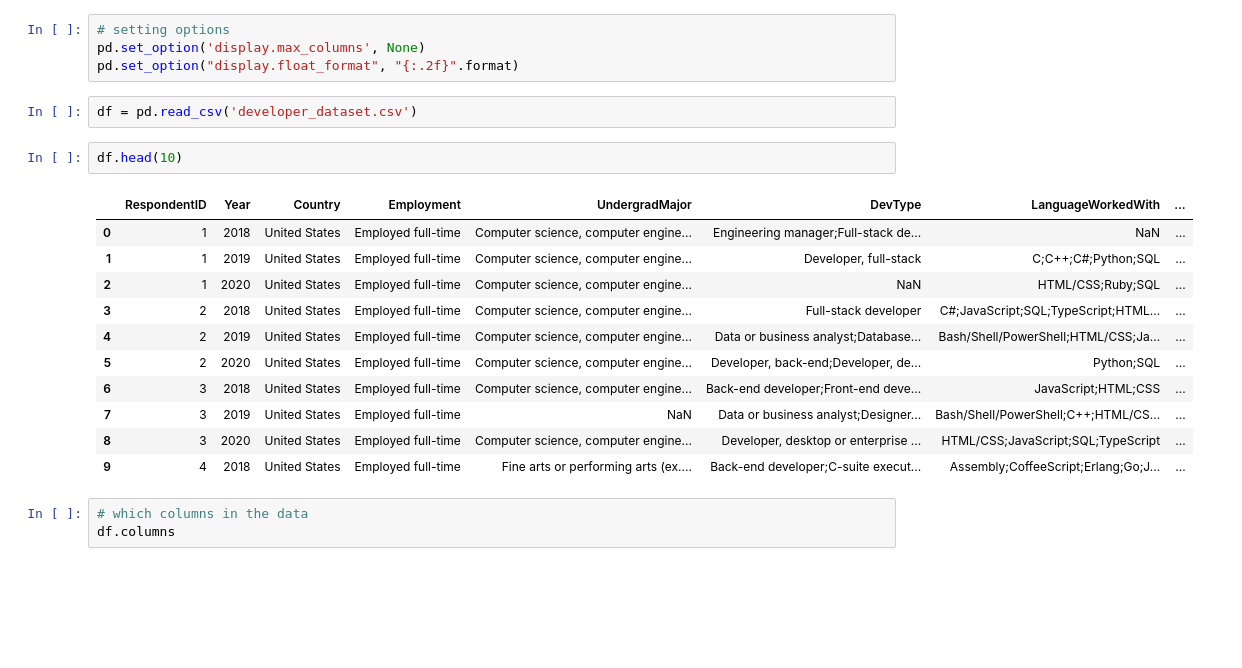
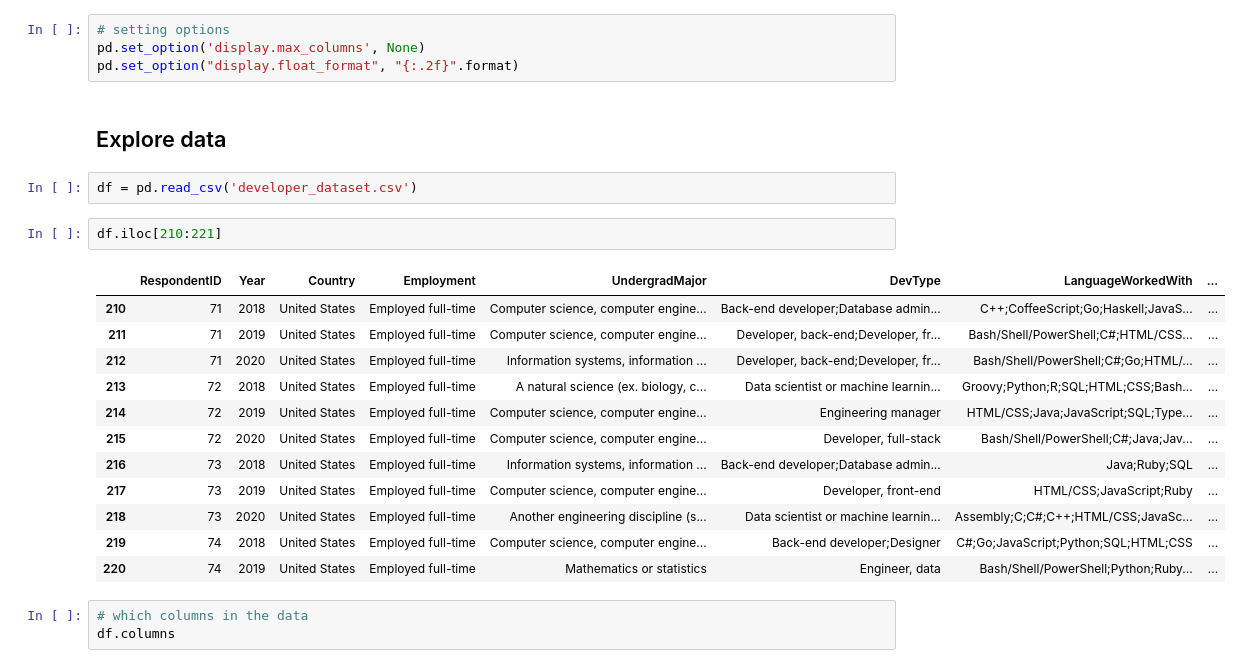
Before and after one commit to 7086600/stack_overflow_analysis_project, a Jupyter notebook: stack_overflow_analysis.ipynb, the cells around one changed output. Cells and saved outputs as stored; diff of their text form; blank space fills up the shorter version.

```diff
--- a/stack_overflow_analysis.ipynb
+++ b/stack_overflow_analysis.ipynb
@@ -9,22 +7,25 @@ import matplotlib.pyplot as plt
 # setting options
 pd.set_option('display.max_columns', None)
 pd.set_option("display.float_format", "{:.2f}".format)
+# %% [markdown]
+## Explore data
 # %%
 df = pd.read_csv('developer_dataset.csv')
 # %%
-df.head(10)
+df.iloc[210:221]
 # %% [output]
 |  | RespondentID | Year | Country | Employment | UndergradMajor | DevType | LanguageWorkedWith | ... |
-| 0 | 1 | 2018 | United States | Employed full-time | Computer science, computer engine... | Engineering manager;Full-stack de... | NaN | ... |
-| 1 | 1 | 2019 | United States | Employed full-time | Computer science, computer engine... | Developer, full-stack | C;C++;C#;Python;SQL | ... |
-| 2 | 1 | 2020 | United States | Employed full-time | Computer science, computer engine... | NaN | HTML/CSS;Ruby;SQL | ... |
-| 3 | 2 | 2018 | United States | Employed full-time | Computer science, computer engine... | Full-stack developer | C#;JavaScript;SQL;TypeScript;HTML... | ... |
-| 4 | 2 | 2019 | United States | Employed full-time | Computer science, computer engine... | Data or business analyst;Database... | Bash/Shell/PowerShell;HTML/CSS;Ja... | ... |
-| 5 | 2 | 2020 | United States | Employed full-time | Computer science, computer engine... | Developer, back-end;Developer, de... | Python;SQL | ... |
-| 6 | 3 | 2018 | United States | Employed full-time | Computer science, computer engine... | Back-end developer;Front-end deve... | JavaScript;HTML;CSS | ... |
-| 7 | 3 | 2019 | United States | Employed full-time | NaN | Data or business analyst;Designer... | Bash/Shell/PowerShell;C++;HTML/CS... | ... |
-| 8 | 3 | 2020 | United States | Employed full-time | Computer science, computer engine... | Developer, desktop or enterprise ... | HTML/CSS;JavaScript;SQL;TypeScript | ... |
-| 9 | 4 | 2018 | United States | Employed full-time | Fine arts or performing arts (ex.... | Back-end developer;C-suite execut... | Assembly;CoffeeScript;Erlang;Go;J... | ... |
+| 210 | 71 | 2018 | United States | Employed full-time | Computer science, computer engine... | Back-end developer;Database admin... | C++;CoffeeScript;Go;Haskell;JavaS... | ... |
+| 211 | 71 | 2019 | United States | Employed full-time | Computer science, computer engine... | Developer, back-end;Developer, fr... | Bash/Shell/PowerShell;C#;HTML/CSS... | ... |
+| 212 | 71 | 2020 | United States | Employed full-time | Information systems, information ... | Developer, back-end;Developer, fr... | Bash/Shell/PowerShell;C#;Go;HTML/... | ... |
+| 213 | 72 | 2018 | United States | Employed full-time | A natural science (ex. biology, c... | Data scientist or machine learnin... | Groovy;Python;R;SQL;HTML;CSS;Bash... | ... |
+| 214 | 72 | 2019 | United States | Employed full-time | Computer science, computer engine... | Engineering manager | HTML/CSS;Java;JavaScript;SQL;Type... | ... |
+| 215 | 72 | 2020 | United States | Employed full-time | Computer science, computer engine... | Developer, full-stack | Bash/Shell/PowerShell;C#;Java;Jav... | ... |
+| 216 | 73 | 2018 | United States | Employed full-time | Information systems, information ... | Back-end developer;Database admin... | Java;Ruby;SQL | ... |
+| 217 | 73 | 2019 | United States | Employed full-time | Computer science, computer engine... | Developer, front-end | HTML/CSS;JavaScript;Ruby | ... |
+| 218 | 73 | 2020 | United States | Employed full-time | Another engineering discipline (s... | Data scientist or machine learnin... | Assembly;C;C#;C++;HTML/CSS;JavaSc... | ... |
+| 219 | 74 | 2018 | United States | Employed full-time | Computer science, computer engine... | Back-end developer;Designer | C#;Go;JavaScript;Python;SQL;HTML;CSS | ... |
+| 220 | 74 | 2019 | United States | Employed full-time | Mathematics or statistics | Engineer, data | Bash/Shell/PowerShell;Python;Ruby... | ... |
 # %%
 # which columns in the data
 df.columns
```
Also changed, not shown: parts of 12 cells of this notebook.
